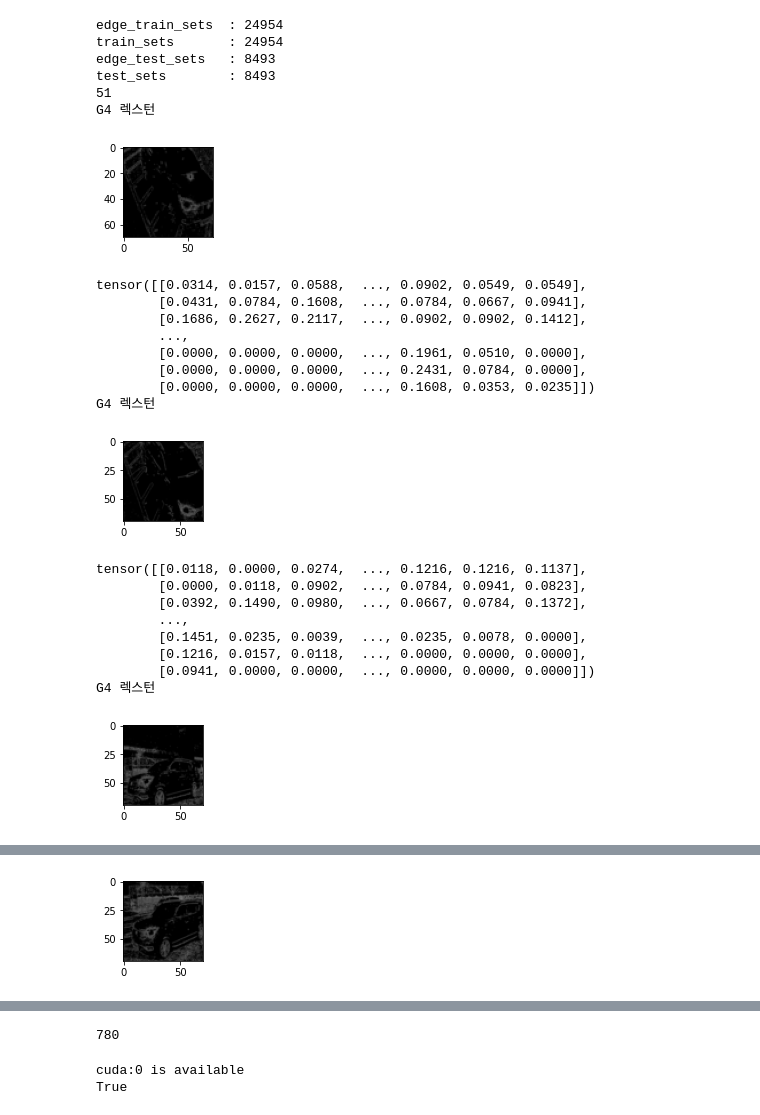
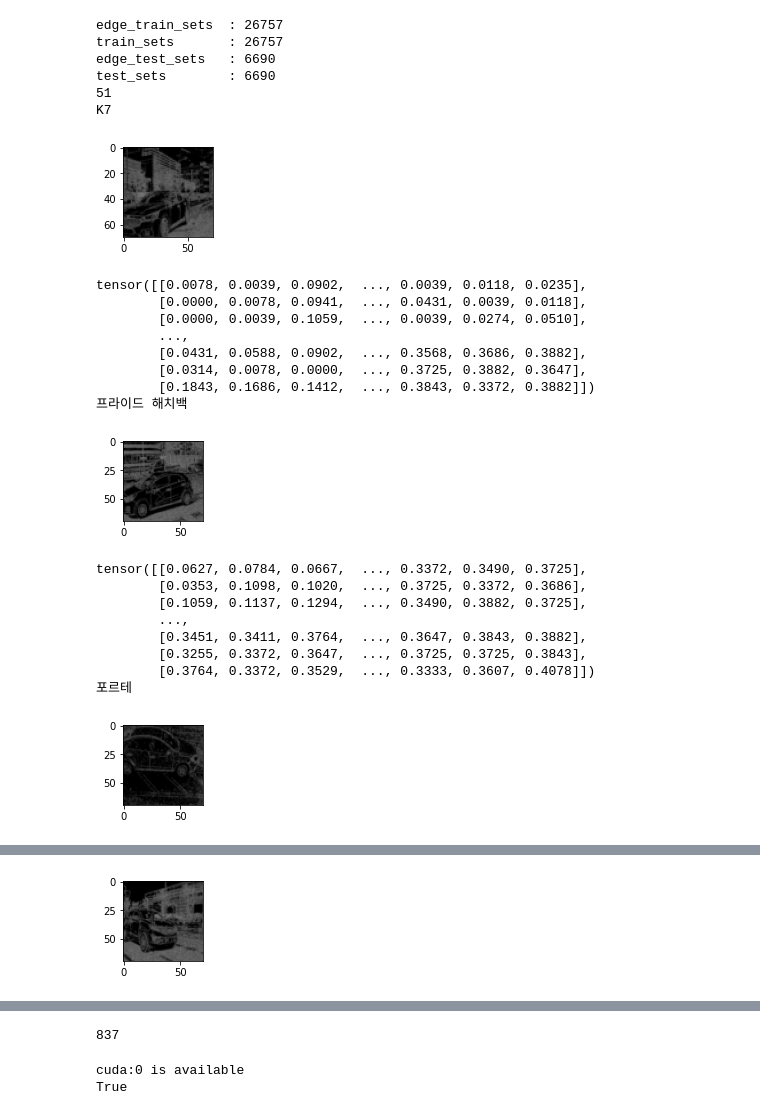
Before and after one commit to CAU-Computer-Vision/Parallel_CNN_car_classifier, a Jupyter notebook: cnn_ensemble.ipynb, the cells around one changed output, grey strips where cells are left out. Cells and saved outputs as stored; diff of their text form; code cells hidden in the pictures.

```diff
--- a/cnn_ensemble.ipynb
+++ b/cnn_ensemble.ipynb
@@ -22,67 +22,67 @@ trans = transforms.Compose([
     transforms.Normalize((0.5, 0.5, 0.5), (0.5, 0.5, 0.5))
     ])
 trans_gray = transforms.Compose([transforms.Resize((120, 120)), transforms.ToTensor(), transforms.Grayscale(3), transforms.CenterCrop(70)
 # , transforms.Normalize((0.5,), (0.5,))
 ])
 
 
-# datas = torchvision.datasets.ImageFolder(root = './data/kcar/lights', transform = trans)
-# train_size = int(len(datas) * 0.8)
-# test_size = len(datas) - train_size
-# train_sets, test_sets = torch.utils.data.random_split(datas, [train_size, test_size])
+datas = torchvision.datasets.ImageFolder(root = './data/kcar/darks', transform = trans)
+train_size = int(len(datas) * 0.8)
+test_size = len(datas) - train_size
+train_sets, test_sets = torch.utils.data.random_split(datas, [train_size, test_size])
 
-# edge_datas = torchvision.datasets.ImageFolder(root = './data/kcar_edge/lights', transform = trans_gray)
-# edge_train_size = int(len(edge_datas) * 0.8)
-# edge_test_size = len(edge_datas) - edge_train_size
-# edge_train_sets, edge_test_sets = torch.utils.data.random_split(edge_datas, [edge_train_size, edge_test_size])
+edge_datas = torchvision.datasets.ImageFolder(root = './data/kcar_edge/darks', transform = trans_gray)
+edge_train_size = int(len(edge_datas) * 0.8)
+edge_test_size = len(edge_datas) - edge_train_size
+edge_train_sets, edge_test_sets = torch.utils.data.random_split(edge_datas, [edge_train_size, edge_test_size])
 
-edge_train_sets = torchvision.datasets.ImageFolder(root = './data/kcar_edge/lights', transform = trans_gray)
-edge_test_sets = torchvision.datasets.ImageFolder(root = './data/kcar_edge/darks', transform = trans_gray)
-train_sets = torchvision.datasets.ImageFolder(root = './data/kcar/lights', transform = trans)
-test_sets = torchvision.datasets.ImageFolder(root = './data/kcar/darks', transform = trans)
-labels = edge_train_sets.classes
+# edge_train_sets = torchvision.datasets.ImageFolder(root = './data/kcar_edge/lights', transform = trans_gray)
+# edge_test_sets = torchvision.datasets.ImageFolder(root = './data/kcar_edge/darks', transform = trans_gray)
+# train_sets = torchvision.datasets.ImageFolder(root = './data/kcar/lights', transform = trans)
+# test_sets = torchvision.datasets.ImageFolder(root = './data/kcar/darks', transform = trans)
+labels = datas.classes
 print("edge_train_sets  :", len(edge_train_sets))
 print("train_sets       :", len(train_sets))
 print("edge_test_sets   :", len(edge_test_sets))
 print("test_sets        :", len(test_sets))
 # print(test_sets)
 # print(edge_test_sets)
 
 print(len(labels))
 for i in range(4):
     img, label = edge_test_sets[i+100]
     print(labels[label])
     plt.subplot(241 + i)
     plt.imshow(np.clip(img.permute(1,2,0),0,1))
     plt.tight_layout()
     plt.show()
 # for i in img[0]:
     # print(max(i))
     print(img[0])
     # save_image(img, str(i)+'_.jpg')
 # %% [output]
-edge_train_sets  : 24954
-train_sets       : 24954
-edge_test_sets   : 8493
-test_sets        : 8493
+edge_train_sets  : 26757
+train_sets       : 26757
+edge_test_sets   : 6690
+test_sets        : 6690
 51
-G4 렉스턴
+K7
-[figure, old version]
+[figure, new version]
-tensor([[0.0314, 0.0157, 0.0588,  ..., 0.0902, 0.0549, 0.0549],
-        [0.0431, 0.0784, 0.1608,  ..., 0.0784, 0.0667, 0.0941],
-        [0.1686, 0.2627, 0.2117,  ..., 0.0902, 0.0902, 0.1412],
+tensor([[0.0078, 0.0039, 0.0902,  ..., 0.0039, 0.0118, 0.0235],
+        [0.0000, 0.0078, 0.0941,  ..., 0.0431, 0.0039, 0.0118],
+        [0.0000, 0.0039, 0.1059,  ..., 0.0039, 0.0274, 0.0510],
         ...,
-        [0.0000, 0.0000, 0.0000,  ..., 0.1961, 0.0510, 0.0000],
-        [0.0000, 0.0000, 0.0000,  ..., 0.2431, 0.0784, 0.0000],
-        [0.0000, 0.0000, 0.0000,  ..., 0.1608, 0.0353, 0.0235]])
-G4 렉스턴
+        [0.0431, 0.0588, 0.0902,  ..., 0.3568, 0.3686, 0.3882],
+        [0.0314, 0.0078, 0.0000,  ..., 0.3725, 0.3882, 0.3647],
+        [0.1843, 0.1686, 0.1412,  ..., 0.3843, 0.3372, 0.3882]])
+프라이드 해치백
-[figure, old version]
+[figure, new version]
-tensor([[0.0118, 0.0000, 0.0274,  ..., 0.1216, 0.1216, 0.1137],
-        [0.0000, 0.0118, 0.0902,  ..., 0.0784, 0.0941, 0.0823],
-        [0.0392, 0.1490, 0.0980,  ..., 0.0667, 0.0784, 0.1372],
+tensor([[0.0627, 0.0784, 0.0667,  ..., 0.3372, 0.3490, 0.3725],
+        [0.0353, 0.1098, 0.1020,  ..., 0.3725, 0.3372, 0.3686],
+        [0.1059, 0.1137, 0.1294,  ..., 0.3490, 0.3882, 0.3725],
         ...,
-        [0.1451, 0.0235, 0.0039,  ..., 0.0235, 0.0078, 0.0000],
-        [0.1216, 0.0157, 0.0118,  ..., 0.0000, 0.0000, 0.0000],
-        [0.0941, 0.0000, 0.0000,  ..., 0.0000, 0.0000, 0.0000]])
-G4 렉스턴
+        [0.3451, 0.3411, 0.3764,  ..., 0.3647, 0.3843, 0.3882],
+        [0.3255, 0.3372, 0.3647,  ..., 0.3725, 0.3725, 0.3843],
+        [0.3764, 0.3372, 0.3529,  ..., 0.3333, 0.3607, 0.4078]])
+포르테
-[figure, old version]
+[figure, new version]
@@ -97 +97 @@ G4 렉스턴
-[figure, old version]
+[figure, new version]
@@ -117,7 +117,7 @@ edge_test_loader = DataLoader(edge_test_sets, batch_size = 32, sampler = random_
 
 print(len(train_loader))
 # %% [output]
-780
+837
 # %%
 device = torch.device('cuda:0' if torch.cuda.is_available() else 'cpu')
 print(f'{device} is available')
```
Also changed, not shown: parts of 7 cells of this notebook.
